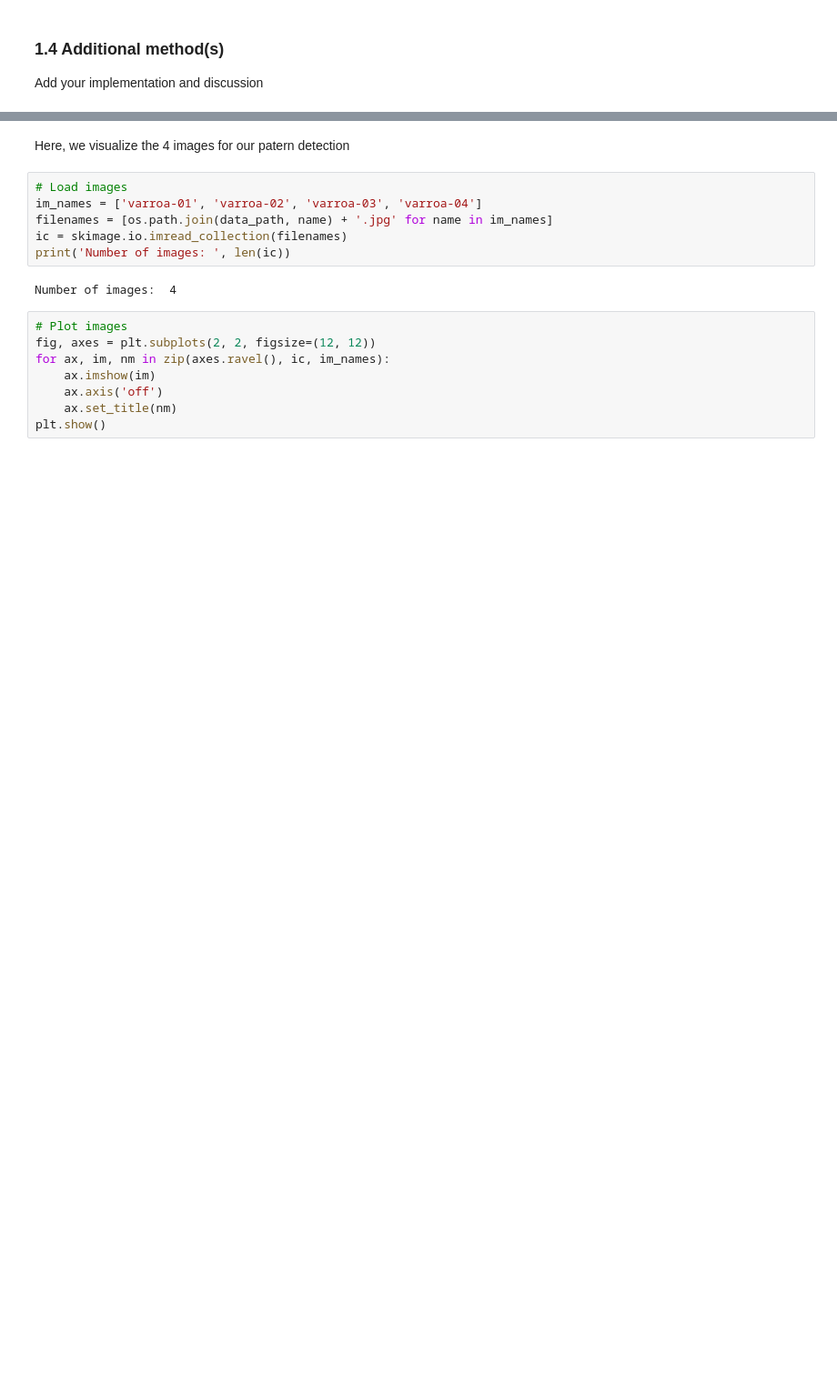
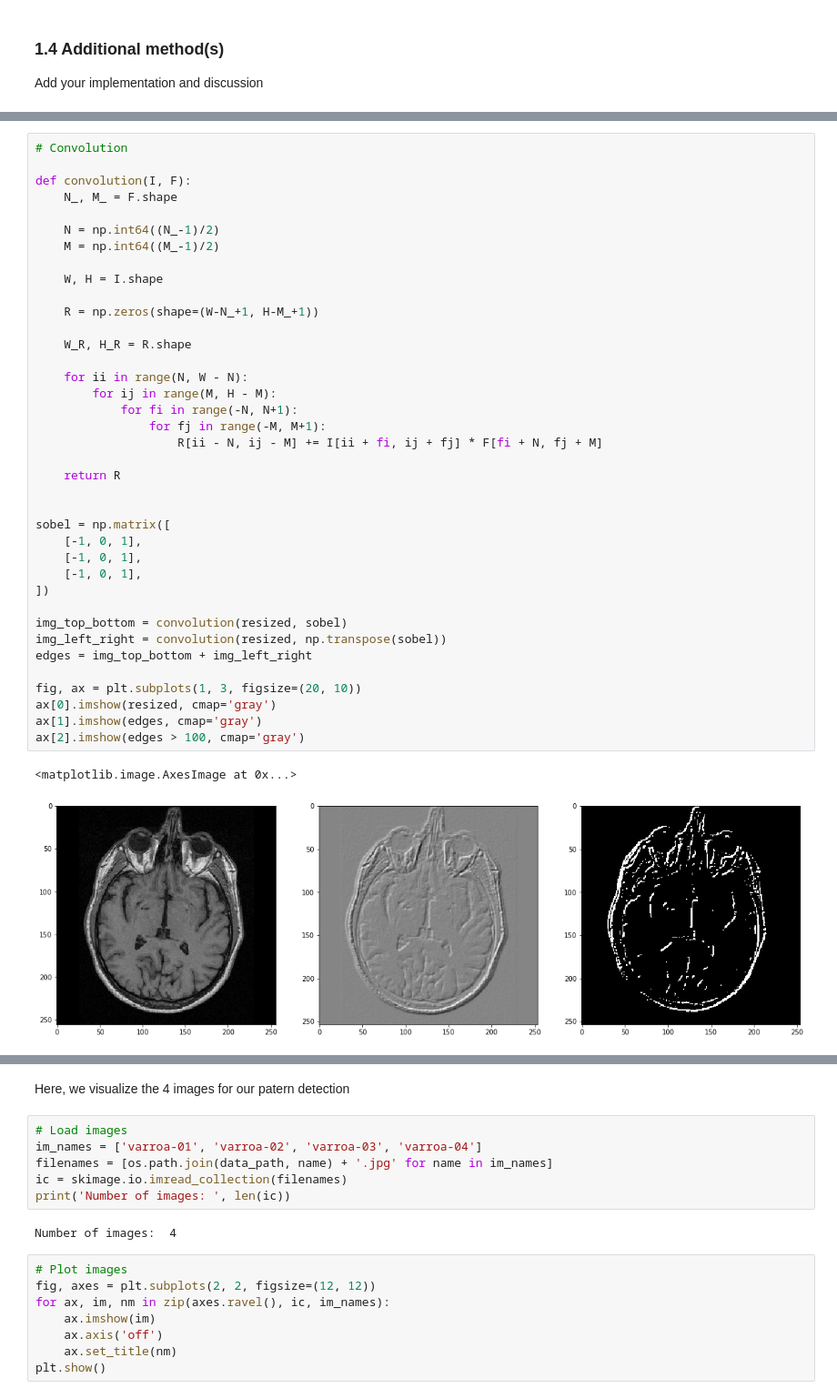
Before and after one commit to JelenaBanjac/image-analysis, a Jupyter notebook: labs/lab_01_segmentation.ipynb, the cells around one changed output, grey strips where cells are left out. Shown at 91% size. Saved outputs shown, nothing was run; the diff lists cells and outputs as text; blank space fills up the shorter version.

```diff
--- a/labs/lab_01_segmentation.ipynb
+++ b/labs/lab_01_segmentation.ipynb
@@ -139,3 +174,44 @@ Add your implementation and discussion
+# %%
+# Convolution
+
+def convolution(I, F):
+    N_, M_ = F.shape
+
+    N = np.int64((N_-1)/2)
+    M = np.int64((M_-1)/2)
+
+    W, H = I.shape
+
+    R = np.zeros(shape=(W-N_+1, H-M_+1))
+
+    W_R, H_R = R.shape
+
+    for ii in range(N, W - N):
+        for ij in range(M, H - M):
+            for fi in range(-N, N+1):
+                for fj in range(-M, M+1):
+                    R[ii - N, ij - M] += I[ii + fi, ij + fj] * F[fi + N, fj + M]
+
+    return R
+
+
+sobel = np.matrix([
+    [-1, 0, 1],
+    [-1, 0, 1],
+    [-1, 0, 1],
+])
+
+img_top_bottom = convolution(resized, sobel)
+img_left_right = convolution(resized, np.transpose(sobel))
+edges = img_top_bottom + img_left_right
+
+fig, ax = plt.subplots(1, 3, figsize=(20, 10))
+ax[0].imshow(resized, cmap='gray')
+ax[1].imshow(edges, cmap='gray')
+ax[2].imshow(edges > 100, cmap='gray')
+# %% [output]
+<matplotlib.image.AxesImage at 0x...>
+[figure, added]
 # %% [markdown]
 ## Part 2: Save the bees !
 
```
Also changed, not shown: parts of 7 cells of this notebook, 2 other files.
